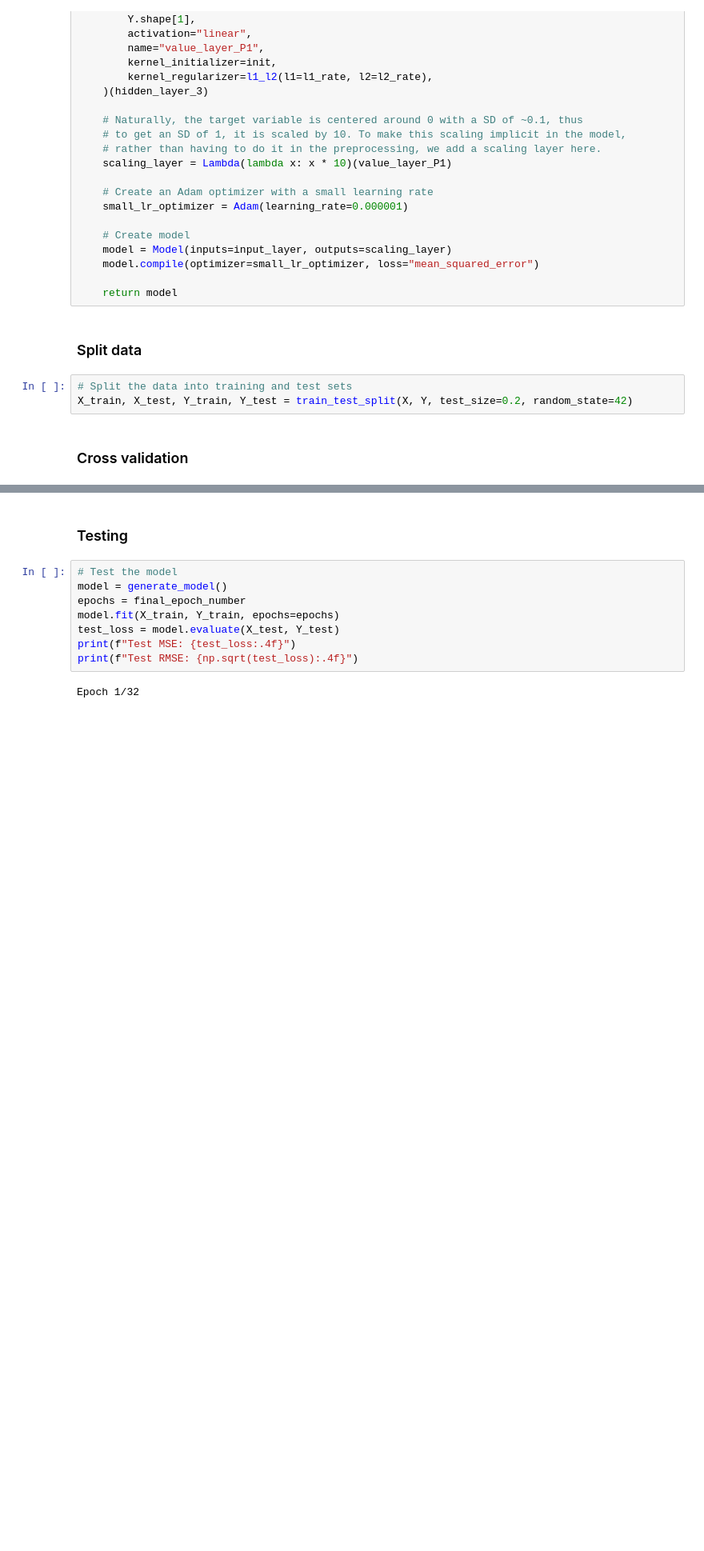
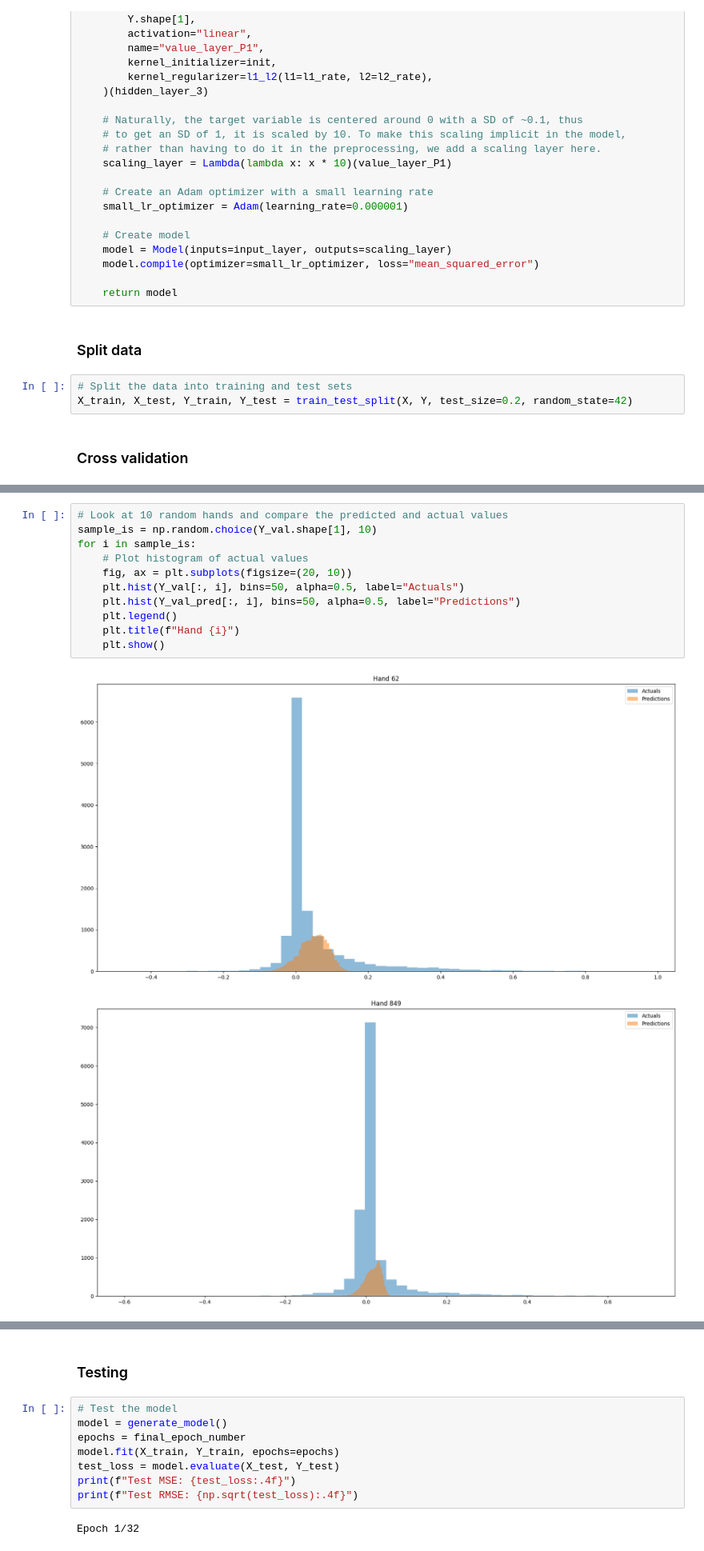
Before and after one commit to tjespe/texas-holdem-ai, a Jupyter notebook: nn/train_nn.ipynb, the cells around one changed output, grey strips where cells are left out. Shown at 80% size. Drawn from its saved outputs; the diff is of its cells as text; blank space fills up the shorter version.

```diff
--- a/nn/train_nn.ipynb
+++ b/nn/train_nn.ipynb
@@ -601,0 +607,14 @@ plt.show()
+# %%
+# Look at 10 random hands and compare the predicted and actual values
+sample_is = np.random.choice(Y_val.shape[1], 10)
+for i in sample_is:
+    # Plot histogram of actual values
+    fig, ax = plt.subplots(figsize=(20, 10))
+    plt.hist(Y_val[:, i], bins=50, alpha=0.5, label="Actuals")
+    plt.hist(Y_val_pred[:, i], bins=50, alpha=0.5, label="Predictions")
+    plt.legend()
+    plt.title(f"Hand {i}")
+    plt.show()
+# %% [output]
+[figure, added]
+[figure, added]
```
Also changed, not shown: parts of 22 cells of this notebook, 11 other files.
